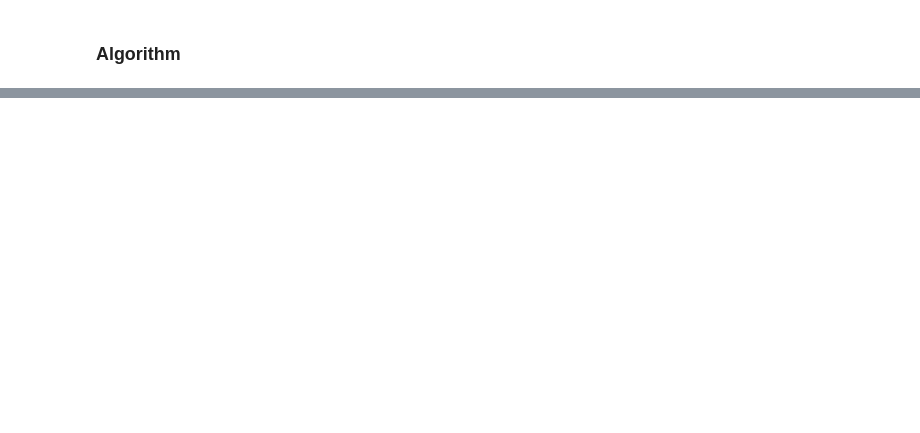
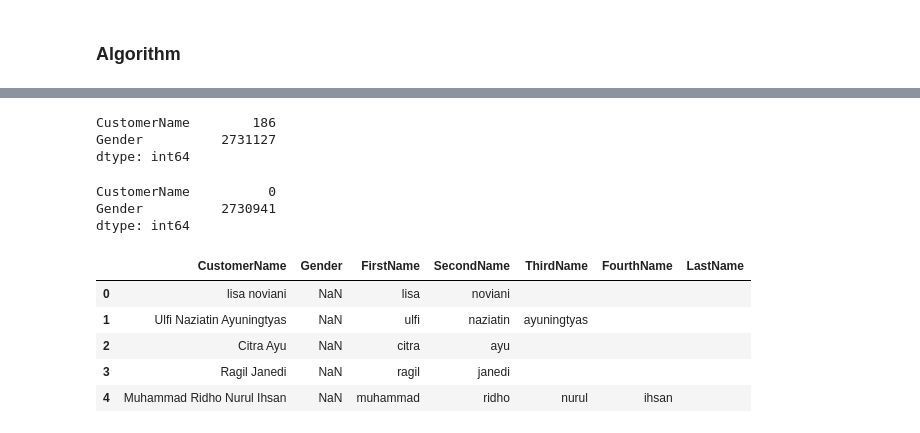
Before and after one commit to Sagisak/Projects_KG, a Jupyter notebook: GenderPrediction.ipynb, the cells around one changed output, grey strips where cells are left out. Saved outputs shown, nothing was run; the diff lists cells and outputs as text; code cells hidden in the pictures; blank space fills up the shorter version.

```diff
--- a/GenderPrediction.ipynb
+++ b/GenderPrediction.ipynb
@@ -520,0 +448,5 @@ test Metrics: {'accuracy': 0.565511640498105, 'precision': 0.565511640498105, 'r
+# %%
+import pandas as pd
+
+GenderData = pd.read_csv('DatasetGenderNeededClarify.csv', usecols=[1,2])
+GenderData.head()
@@ -520,0 +460,47 @@ test Metrics: {'accuracy': 0.565511640498105, 'precision': 0.565511640498105, 'r
+# %%
+GenderData.isna().sum() #lihat jika ada null value
+# %% [output]
+CustomerName        186
+Gender          2731127
+dtype: int64
+# %%
+GenderData = GenderData.dropna(subset=['CustomerName'], how='all')
+GenderData.isna().sum() #lihat jika ada null value
+# %% [output]
+CustomerName          0
+Gender          2730941
+dtype: int64
+# %%
+# Function to split names
+def split_name(name):
+
+    name = name.lower()
+    parts = name.split()
+
+    # Initialize the result as empty strings for all parts
+    first_name = second_name = third_name = fourth_name = last_name = ' '
+
+    if len(parts) >= 1:
+        first_name = parts[0]  # First name
+    if len(parts) >= 2:
+        second_name = parts[1]  # Second name
+    if len(parts) >= 3:
+        third_name = parts[2]  # Third name
+    if len(parts) >= 4:
+        fourth_name = parts[3]  # Fourth name
+    if len(parts) >= 5:
+        # If more than 4 parts, concatenate all additional names to LastName
+        last_name = ' '.join(parts[4:])
+
+    return pd.Series([first_name, second_name, third_name, fourth_name, last_name])
+
+# Apply function to the DataFrame
+GenderData[['FirstName', 'SecondName', 'ThirdName', 'FourthName', 'LastName']] = GenderData['CustomerName'].apply(split_name)
+GenderData.head(5)
+# %% [output]
+|  | CustomerName | Gender | FirstName | SecondName | ThirdName | FourthName | LastName |
+| 0 | lisa noviani | NaN | lisa | noviani |  |  |  |
+| 1 | Ulfi Naziatin Ayuningtyas | NaN | ulfi | naziatin | ayuningtyas |  |  |
+| 2 | Citra Ayu | NaN | citra | ayu |  |  |  |
+| 3 | Ragil Janedi | NaN | ragil | janedi |  |  |  |
+| 4 | Muhammad Ridho Nurul Ihsan | NaN | muhammad | ridho | nurul | ihsan |  |
```
Also changed, not shown: parts of 19 cells of this notebook, 6 other files.
